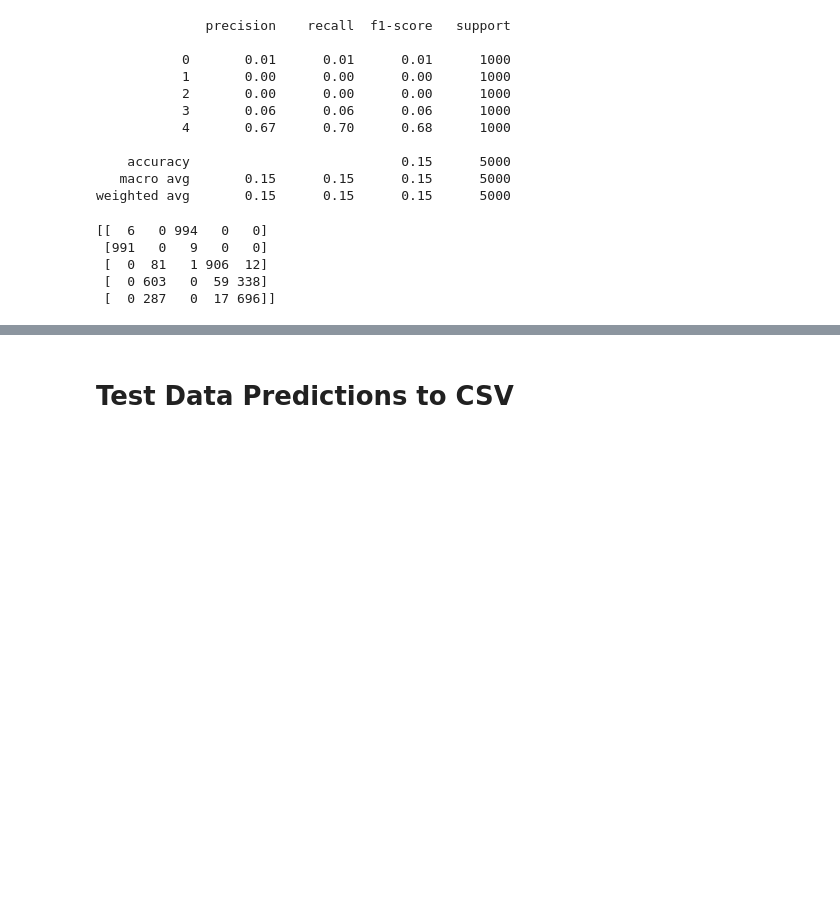
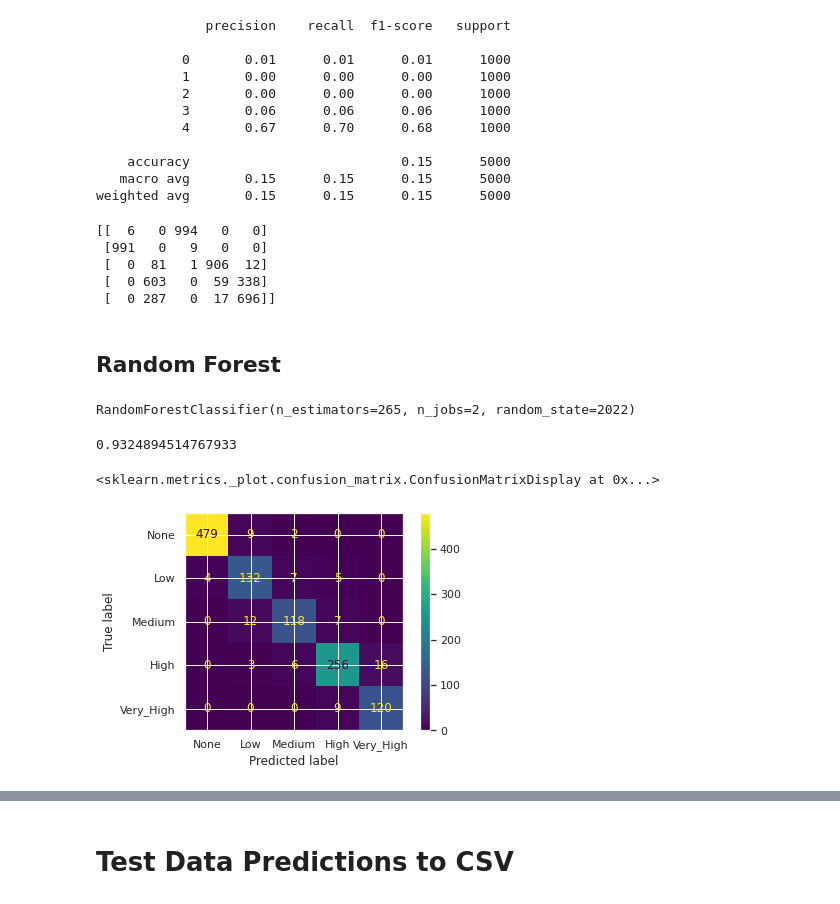
Before and after one commit to joanaaVO/Projeto-DAA, a Jupyter notebook: src/incidents_db.ipynb, the cells around one changed output, grey strips where cells are left out. Drawn from its saved outputs; the diff is of its cells as text; code cells hidden in the pictures; blank space fills up the shorter version.

Commit message:
rfc score 0.8

```diff
--- a/src/incidents_db.ipynb
+++ b/src/incidents_db.ipynb
@@ -808,3 +809,25 @@ print(confusion_matrix(yk, y_pred))
  [  0  81   1 906  12]
  [  0 603   0  59 338]
  [  0 287   0  17 696]]
+# %% [markdown]
+## Random Forest
+# %%
+rfc=RandomForestClassifier(n_estimators= 265, n_jobs= 2 , random_state= RANDOM_SEED)
+rfc.fit(X_train,np.ravel(y_train))
+# %% [output]
+RandomForestClassifier(n_estimators=265, n_jobs=2, random_state=2022)
+# %%
+pred_rfc = rfc.predict(X_test)
+# %%
+
+
+accuracy_score(y_test,pred_rfc)
+# %% [output]
+0.9324894514767933
+# %%
+cm = confusion_matrix(y_test,pred_rfc)
+cmd = ConfusionMatrixDisplay(cm,display_labels=['None','Low','Medium','High','Very_High'])
+cmd.plot()
+# %% [output]
+<sklearn.metrics._plot.confusion_matrix.ConfusionMatrixDisplay at 0x...>
+[figure, added]
```
Also changed, not shown: parts of 5 cells of this notebook, 1 other file.
